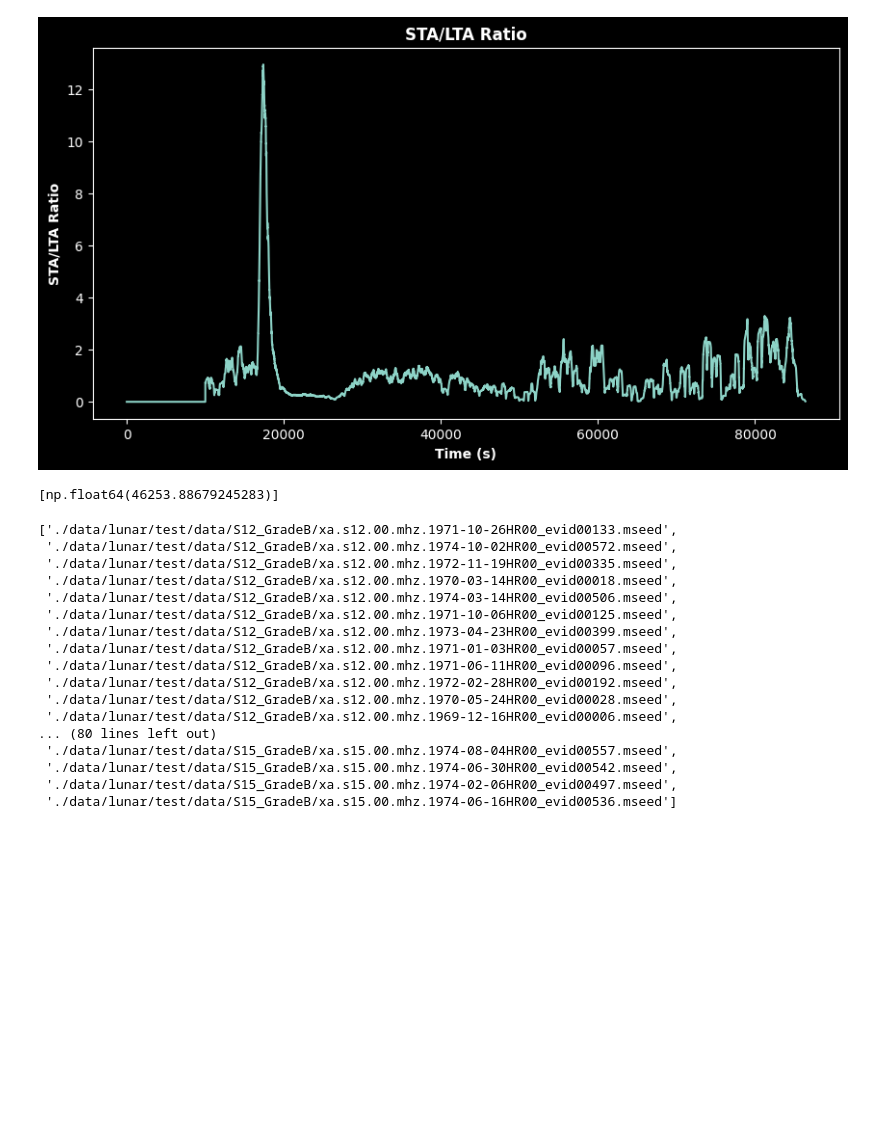
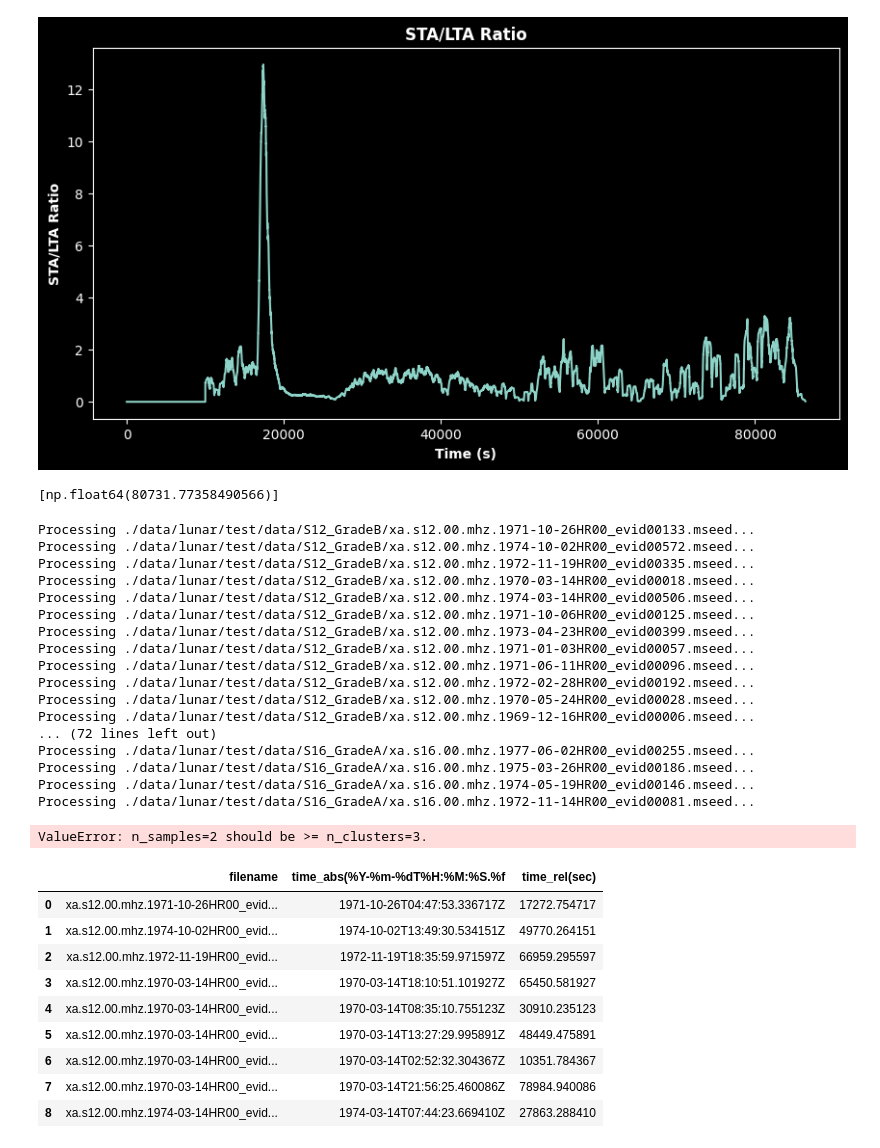
Before and after one commit to edo-ce/NASA_Space_Apps_Challenge_2024, a Jupyter notebook: test.ipynb, the cells around one changed output. Drawn from its saved outputs; the diff is of its cells as text; code cells hidden in the pictures; blank space fills up the shorter version.

```diff
--- a/test.ipynb
+++ b/test.ipynb
@@ -138,7 +138,7 @@ def find_clusters(hf_points, _min_dist = 2000):
 
     X = np.array(hf_points).reshape(-1, 1)
 
-    initial_n_clusters = 5
+    initial_n_clusters = 3
     kmeans = KMeans(n_clusters=initial_n_clusters)
     kmeans.fit(X)
 
@@ -244,28 +244,59 @@ swd_centers = seismic_centers_detect(st_filt, _target=None, _STA=120, _LTA=600,
 
 swd_centers
 # %% [output]
-[np.float64(46253.88679245283)]
+[np.float64(80731.77358490566)]
 # %%
-for elem in moon_data[:5]:
+fnames = []
+detections = []
+triggers = []
+
+for elem in moon_data:
     st = read(elem)
     st_filt = st.copy()
     st_filt.filter('bandpass', freqmin=0.8, freqmax=1)
-    swd_centers = seismic_centers_detect(st_filt, _target=None, _STA=120, _LTA=600, _high_freq_thresh=0.05, _power_thresh=0.4)
+    print(f'Processing {elem}...')
+    swd_centers = seismic_centers_detect(st_filt, _target=None, _STA=120, _LTA=600, _high_freq_thresh=0.05, _power_thresh=0.4, display=False)
+
+    fname = elem.split('/')[-1].replace('.mseed', '')
+    starttime = st[0].stats.starttime
+
+    for i in range(len(swd_centers)):
+        on_time = starttime + timedelta(seconds=swd_centers[i])
+        fnames.append(fname)
+        detections.append(on_time)
+        triggers.append(swd_centers[i])
+
+df = pd.DataFrame({'filename': fnames, 'time_abs(%Y-%m-%dT%H:%M:%S.%f': detections, 'time_rel(sec)': triggers})
+df.to_csv('detections.csv', index=False)
 # %% [output]
-['./data/lunar/test/data/S12_GradeB/xa.s12.00.mhz.1971-10-26HR00_evid00133.mseed',
- './data/lunar/test/data/S12_GradeB/xa.s12.00.mhz.1974-10-02HR00_evid00572.mseed',
- './data/lunar/test/data/S12_GradeB/xa.s12.00.mhz.1972-11-19HR00_evid00335.mseed',
- './data/lunar/test/data/S12_GradeB/xa.s12.00.mhz.1970-03-14HR00_evid00018.mseed',
- './data/lunar/test/data/S12_GradeB/xa.s12.00.mhz.1974-03-14HR00_evid00506.mseed',
- './data/lunar/test/data/S12_GradeB/xa.s12.00.mhz.1971-10-06HR00_evid00125.mseed',
- './data/lunar/test/data/S12_GradeB/xa.s12.00.mhz.1973-04-23HR00_evid00399.mseed',
- './data/lunar/test/data/S12_GradeB/xa.s12.00.mhz.1971-01-03HR00_evid00057.mseed',
- './data/lunar/test/data/S12_GradeB/xa.s12.00.mhz.1971-06-11HR00_evid00096.mseed',
- './data/lunar/test/data/S12_GradeB/xa.s12.00.mhz.1972-02-28HR00_evid00192.mseed',
- './data/lunar/test/data/S12_GradeB/xa.s12.00.mhz.1970-05-24HR00_evid00028.mseed',
- './data/lunar/test/data/S12_GradeB/xa.s12.00.mhz.1969-12-16HR00_evid00006.mseed',
-... (80 lines left out)
- './data/lunar/test/data/S15_GradeB/xa.s15.00.mhz.1974-08-04HR00_evid00557.mseed',
- './data/lunar/test/data/S15_GradeB/xa.s15.00.mhz.1974-06-30HR00_evid00542.mseed',
- './data/lunar/test/data/S15_GradeB/xa.s15.00.mhz.1974-02-06HR00_evid00497.mseed',
- './data/lunar/test/data/S15_GradeB/xa.s15.00.mhz.1974-06-16HR00_evid00536.mseed']
+Processing ./data/lunar/test/data/S12_GradeB/xa.s12.00.mhz.1971-10-26HR00_evid00133.mseed...
+Processing ./data/lunar/test/data/S12_GradeB/xa.s12.00.mhz.1974-10-02HR00_evid00572.mseed...
+Processing ./data/lunar/test/data/S12_GradeB/xa.s12.00.mhz.1972-11-19HR00_evid00335.mseed...
+Processing ./data/lunar/test/data/S12_GradeB/xa.s12.00.mhz.1970-03-14HR00_evid00018.mseed...
+Processing ./data/lunar/test/data/S12_GradeB/xa.s12.00.mhz.1974-03-14HR00_evid00506.mseed...
+Processing ./data/lunar/test/data/S12_GradeB/xa.s12.00.mhz.1971-10-06HR00_evid00125.mseed...
+Processing ./data/lunar/test/data/S12_GradeB/xa.s12.00.mhz.1973-04-23HR00_evid00399.mseed...
+Processing ./data/lunar/test/data/S12_GradeB/xa.s12.00.mhz.1971-01-03HR00_evid00057.mseed...
+Processing ./data/lunar/test/data/S12_GradeB/xa.s12.00.mhz.1971-06-11HR00_evid00096.mseed...
+Processing ./data/lunar/test/data/S12_GradeB/xa.s12.00.mhz.1972-02-28HR00_evid00192.mseed...
+Processing ./data/lunar/test/data/S12_GradeB/xa.s12.00.mhz.1970-05-24HR00_evid00028.mseed...
+Processing ./data/lunar/test/data/S12_GradeB/xa.s12.00.mhz.1969-12-16HR00_evid00006.mseed...
+... (72 lines left out)
+Processing ./data/lunar/test/data/S16_GradeA/xa.s16.00.mhz.1977-06-02HR00_evid00255.mseed...
+Processing ./data/lunar/test/data/S16_GradeA/xa.s16.00.mhz.1975-03-26HR00_evid00186.mseed...
+Processing ./data/lunar/test/data/S16_GradeA/xa.s16.00.mhz.1974-05-19HR00_evid00146.mseed...
+Processing ./data/lunar/test/data/S16_GradeA/xa.s16.00.mhz.1972-11-14HR00_evid00081.mseed...
+ValueError: n_samples=2 should be >= n_clusters=3.
+# %%
+df
+# %% [output]
+|  | filename | time_abs(%Y-%m-%dT%H:%M:%S.%f | time_rel(sec) |
+| 0 | xa.s12.00.mhz.1971-10-26HR00_evid... | 1971-10-26T04:47:53.336717Z | 17272.754717 |
+| 1 | xa.s12.00.mhz.1974-10-02HR00_evid... | 1974-10-02T13:49:30.534151Z | 49770.264151 |
+| 2 | xa.s12.00.mhz.1972-11-19HR00_evid... | 1972-11-19T18:35:59.971597Z | 66959.295597 |
+| 3 | xa.s12.00.mhz.1970-03-14HR00_evid... | 1970-03-14T18:10:51.101927Z | 65450.581927 |
+| 4 | xa.s12.00.mhz.1970-03-14HR00_evid... | 1970-03-14T08:35:10.755123Z | 30910.235123 |
+| 5 | xa.s12.00.mhz.1970-03-14HR00_evid... | 1970-03-14T13:27:29.995891Z | 48449.475891 |
+| 6 | xa.s12.00.mhz.1970-03-14HR00_evid... | 1970-03-14T02:52:32.304367Z | 10351.784367 |
+| 7 | xa.s12.00.mhz.1970-03-14HR00_evid... | 1970-03-14T21:56:25.460086Z | 78984.940086 |
+| 8 | xa.s12.00.mhz.1974-03-14HR00_evid... | 1974-03-14T07:44:23.669410Z | 27863.288410 |
```
Also changed, not shown: parts of 1 cell of this notebook.
